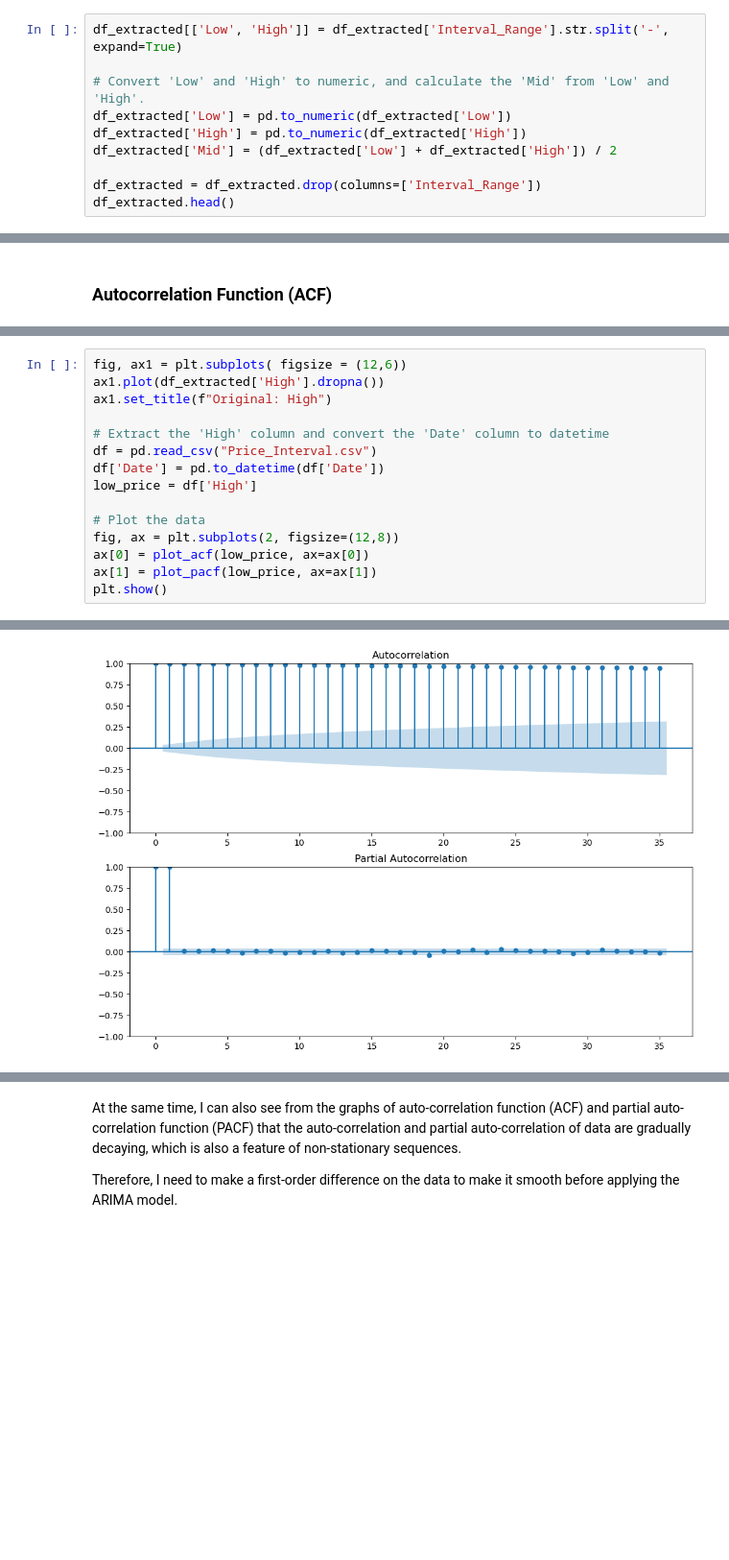
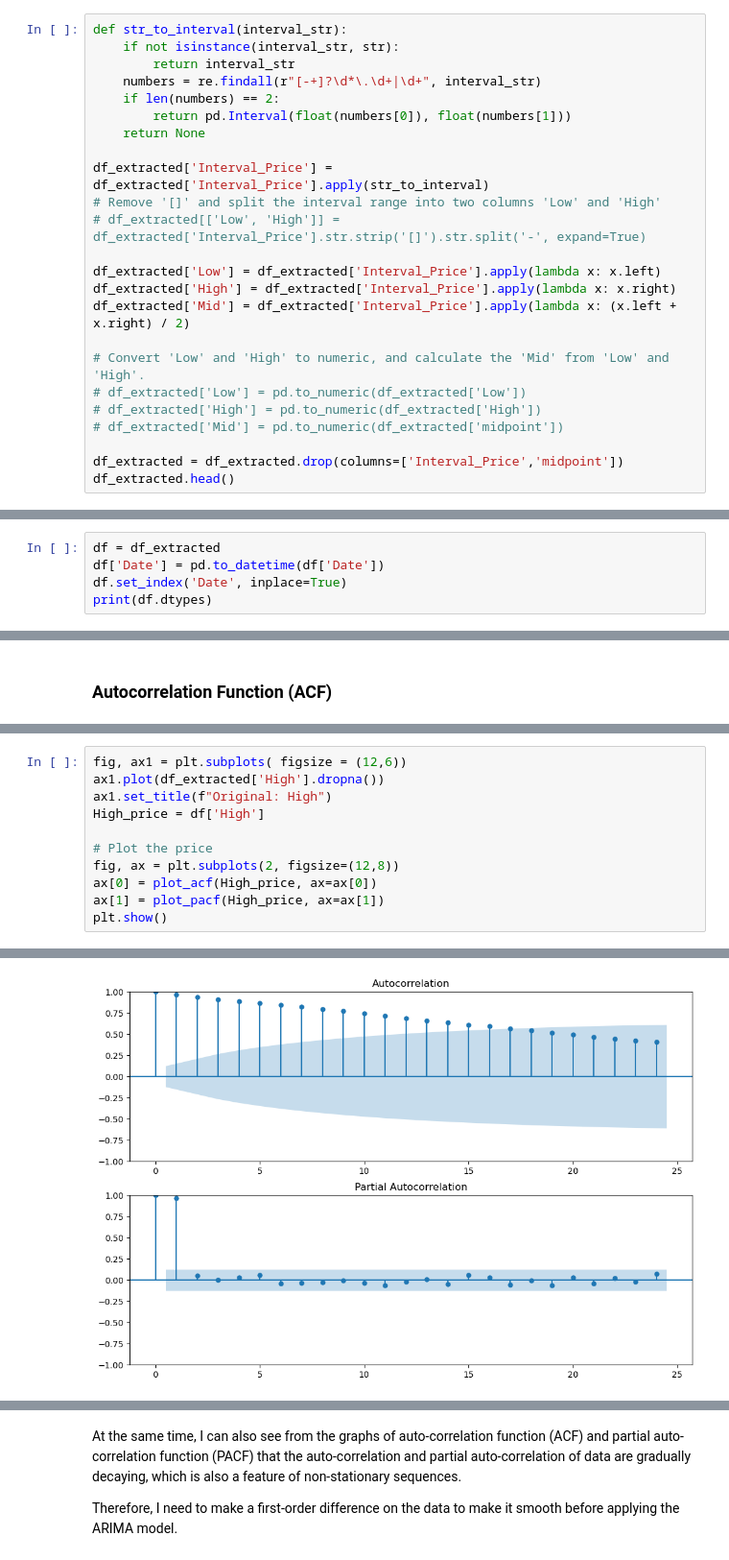
Before and after one commit to Jasper-Lizelin/FinalProject, a Jupyter notebook: ARIMA.ipynb, the cells around one changed output, grey strips where cells are left out. Shown at 96% size. Cells and saved outputs as stored; diff of their text form; blank space fills up the shorter version.

```diff
--- a/ARIMA.ipynb
+++ b/ARIMA.ipynb
@@ -24,11 +20,25 @@ df_extracted.head()
 # %%
-df_extracted[['Low', 'High']] = df_extracted['Interval_Range'].str.split('-', expand=True)
+def str_to_interval(interval_str):
+    if not isinstance(interval_str, str):
+        return interval_str
+    numbers = re.findall(r"[-+]?\d*\.\d+|\d+", interval_str)
+    if len(numbers) == 2:
+        return pd.Interval(float(numbers[0]), float(numbers[1]))
+    return None
+
+df_extracted['Interval_Price'] = df_extracted['Interval_Price'].apply(str_to_interval)
+# Remove '[]' and split the interval range into two columns 'Low' and 'High'
+# df_extracted[['Low', 'High']] = df_extracted['Interval_Price'].str.strip('[]').str.split('-', expand=True)
+
+df_extracted['Low'] = df_extracted['Interval_Price'].apply(lambda x: x.left)
+df_extracted['High'] = df_extracted['Interval_Price'].apply(lambda x: x.right)
+df_extracted['Mid'] = df_extracted['Interval_Price'].apply(lambda x: (x.left + x.right) / 2)
 
 # Convert 'Low' and 'High' to numeric, and calculate the 'Mid' from 'Low' and 'High'.
-df_extracted['Low'] = pd.to_numeric(df_extracted['Low'])
-df_extracted['High'] = pd.to_numeric(df_extracted['High'])
-df_extracted['Mid'] = (df_extracted['Low'] + df_extracted['High']) / 2
+# df_extracted['Low'] = pd.to_numeric(df_extracted['Low'])
+# df_extracted['High'] = pd.to_numeric(df_extracted['High'])
+# df_extracted['Mid'] = pd.to_numeric(df_extracted['midpoint'])
 
-df_extracted = df_extracted.drop(columns=['Interval_Range'])
+df_extracted = df_extracted.drop(columns=['Interval_Price','midpoint'])
 df_extracted.head()
 # %% [output]
@@ -65,0 +51,5 @@ dtype: object
+# %%
+df = df_extracted
+df['Date'] = pd.to_datetime(df['Date'])
+df.set_index('Date', inplace=True)
+print(df.dtypes)
@@ -120,15 +107,11 @@ plt.show()
 fig, ax1 = plt.subplots( figsize = (12,6))
 ax1.plot(df_extracted['High'].dropna())
 ax1.set_title(f"Original: High")
+High_price = df['High']
 
-# Extract the 'High' column and convert the 'Date' column to datetime
-df = pd.read_csv("Price_Interval.csv")
-df['Date'] = pd.to_datetime(df['Date'])
-low_price = df['High']
-
-# Plot the data
+# Plot the price
 fig, ax = plt.subplots(2, figsize=(12,8))
-ax[0] = plot_acf(low_price, ax=ax[0])
-ax[1] = plot_pacf(low_price, ax=ax[1])
+ax[0] = plot_acf(High_price, ax=ax[0])
+ax[1] = plot_pacf(High_price, ax=ax[1])
 plt.show()
 # %% [output]
@@ -136 +119 @@ plt.show()
-[figure, old version]
+[figure, new version]
```
Also changed, not shown: parts of 50 cells of this notebook, 7 other files.
